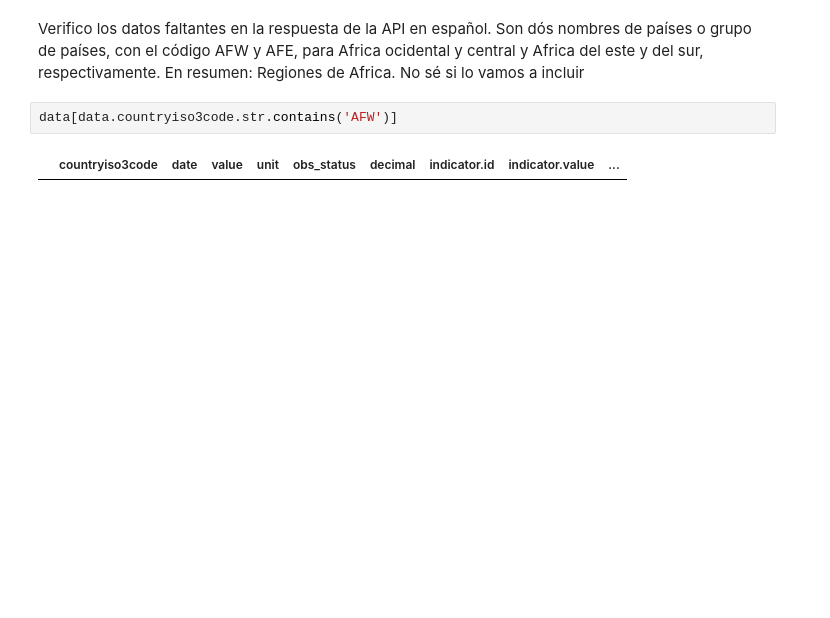
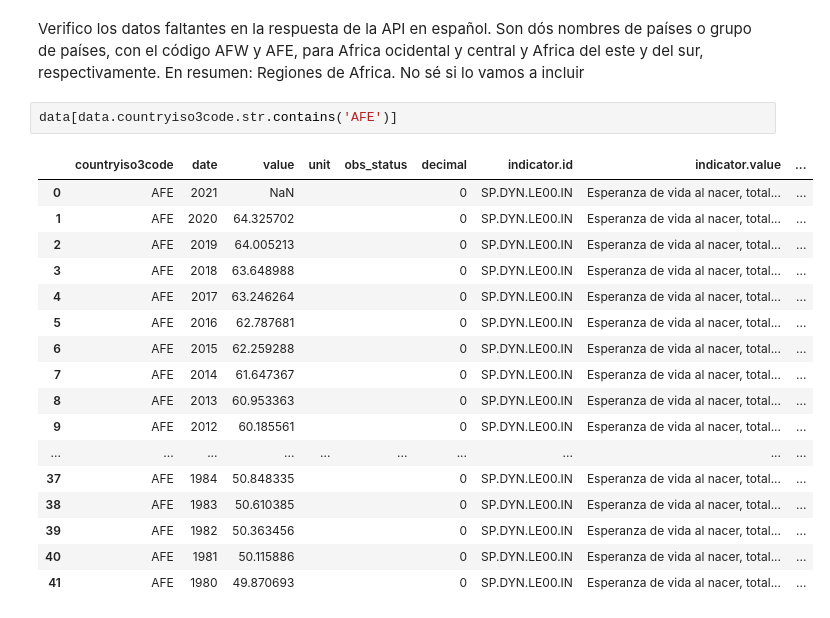
Before and after one commit to jorgeav527/life-expectancy, a Jupyter notebook: draft/pruebas.ipynb, the cells around one changed output. Saved outputs shown, nothing was run; the diff lists cells and outputs as text; blank space fills up the shorter version.

```diff
--- a/draft/pruebas.ipynb
+++ b/draft/pruebas.ipynb
@@ -150,6 +130,22 @@ data[['date','value','country.value']]
 # %% [markdown]
 Verifico los datos faltantes en la respuesta de la API en español. Son dós nombres de países o grupo de países, con el código AFW y AFE, para Africa ocidental y central y Africa del este y del sur, respectivamente. En resumen: Regiones de Africa. No sé si lo vamos a incluir
 # %%
-data[data.countryiso3code.str.contains('AFW')]
+data[data.countryiso3code.str.contains('AFE')]
 # %% [output]
 |  | countryiso3code | date | value | unit | obs_status | decimal | indicator.id | indicator.value | ... |
+| 0 | AFE | 2021 | NaN |  |  | 0 | SP.DYN.LE00.IN | Esperanza de vida al nacer, total... | ... |
+| 1 | AFE | 2020 | 64.325702 |  |  | 0 | SP.DYN.LE00.IN | Esperanza de vida al nacer, total... | ... |
+| 2 | AFE | 2019 | 64.005213 |  |  | 0 | SP.DYN.LE00.IN | Esperanza de vida al nacer, total... | ... |
+| 3 | AFE | 2018 | 63.648988 |  |  | 0 | SP.DYN.LE00.IN | Esperanza de vida al nacer, total... | ... |
+| 4 | AFE | 2017 | 63.246264 |  |  | 0 | SP.DYN.LE00.IN | Esperanza de vida al nacer, total... | ... |
+| 5 | AFE | 2016 | 62.787681 |  |  | 0 | SP.DYN.LE00.IN | Esperanza de vida al nacer, total... | ... |
+| 6 | AFE | 2015 | 62.259288 |  |  | 0 | SP.DYN.LE00.IN | Esperanza de vida al nacer, total... | ... |
+| 7 | AFE | 2014 | 61.647367 |  |  | 0 | SP.DYN.LE00.IN | Esperanza de vida al nacer, total... | ... |
+| 8 | AFE | 2013 | 60.953363 |  |  | 0 | SP.DYN.LE00.IN | Esperanza de vida al nacer, total... | ... |
+| 9 | AFE | 2012 | 60.185561 |  |  | 0 | SP.DYN.LE00.IN | Esperanza de vida al nacer, total... | ... |
+| ... | ... | ... | ... | ... | ... | ... | ... | ... | ... |
+| 37 | AFE | 1984 | 50.848335 |  |  | 0 | SP.DYN.LE00.IN | Esperanza de vida al nacer, total... | ... |
+| 38 | AFE | 1983 | 50.610385 |  |  | 0 | SP.DYN.LE00.IN | Esperanza de vida al nacer, total... | ... |
+| 39 | AFE | 1982 | 50.363456 |  |  | 0 | SP.DYN.LE00.IN | Esperanza de vida al nacer, total... | ... |
+| 40 | AFE | 1981 | 50.115886 |  |  | 0 | SP.DYN.LE00.IN | Esperanza de vida al nacer, total... | ... |
+| 41 | AFE | 1980 | 49.870693 |  |  | 0 | SP.DYN.LE00.IN | Esperanza de vida al nacer, total... | ... |
```
Also changed, not shown: parts of 13 cells of this notebook.
